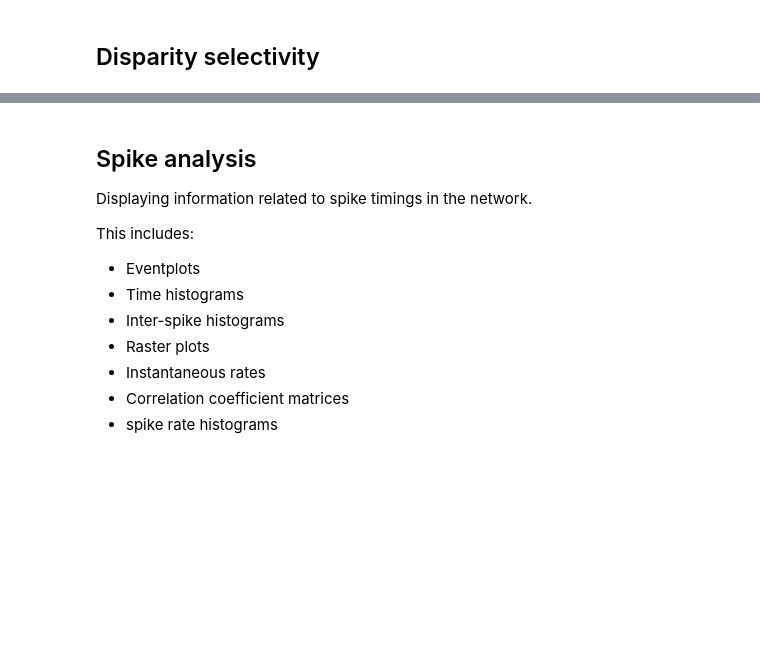
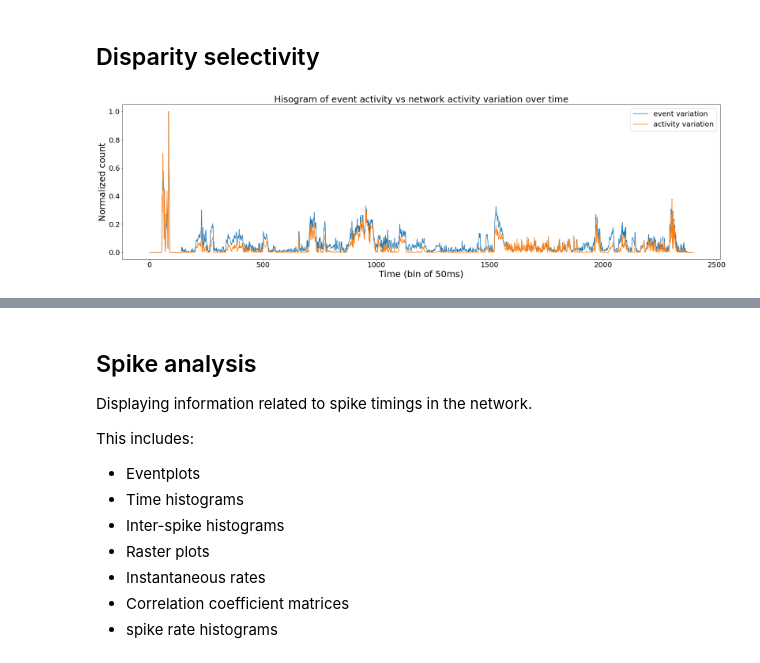
Before and after one commit to comsee-research/Neuvisys-analysis, a Jupyter notebook: Neuvisys.ipynb, the cells around one changed output, grey strips where cells are left out. Saved outputs shown, nothing was run; the diff lists cells and outputs as text; code cells hidden in the pictures; blank space fills up the shorter version.

```diff
--- a/Neuvisys.ipynb
+++ b/Neuvisys.ipynb
@@ -190,3 +188,30 @@ dir_vec, ori_vec = complex_cell_disparities(spinet, spinet.disparities, disparit
 # for i in range(len(spinet.neurons[1])):
 #     oris.append(orientation_norm_length(spinet.orientations[:, i], angles[0:8]))
 #     ois.append(orientation_selectivity(spinet.orientations[:, i]))
+# %%
+bins = 50
+
+events = Events("/home/thomas/Videos/pavin.h5")
+events.shift_timestamps()
+events.resize_events_position(93, 50, 160, 160)
+
+sp_train = spinet.spikes[0].flatten()
+sp_train = sp_train[sp_train != 0]
+sp_train = np.sort(sp_train)
+
+hist_bin = np.arange(0, events.get_timestamps()[-1], int(1e3 * bins))
+event_variation, _ = np.histogram(events.get_timestamps(), bins=hist_bin)
+event_variation_norm = event_variation / np.max(event_variation)
+activity_variation, _ = np.histogram(sp_train, bins=hist_bin)
+activity_variation_norm = activity_variation / np.max(activity_variation)
+# %%
+plt.figure()
+plt.title("Hisogram of event activity vs network activity variation over time")
+plt.plot(event_variation_norm, label="event variation")
+plt.plot(activity_variation_norm, label="activity variation")
+plt.xlabel("Time (bin of 50ms)")
+plt.ylabel("Normalized count")
+plt.legend()
+plt.show()
+# %% [output]
+[figure, added]
```
Also changed, not shown: parts of 4 cells of this notebook, 4 other files.
